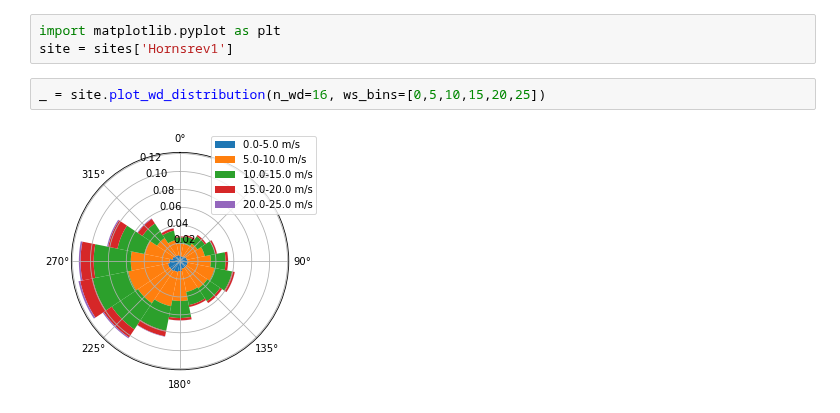
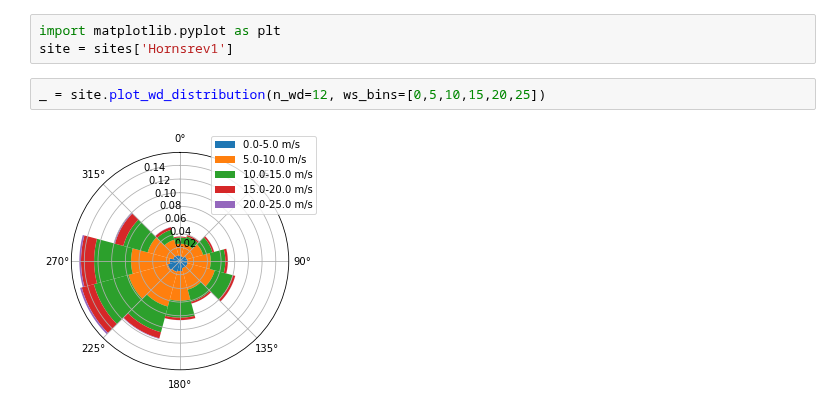
Before and after one commit to DTUWindEnergy/PyWake, a Jupyter notebook: docs/notebooks/Site.ipynb, the cells around one changed output. Drawn from its saved outputs; the diff is of its cells as text.

```diff
--- a/docs/notebooks/Site.ipynb
+++ b/docs/notebooks/Site.ipynb
@@ -157,9 +204,9 @@ Site has a few plot function to visualize its properties
 import matplotlib.pyplot as plt
 site = sites['Hornsrev1']
 # %%
-_ = site.plot_wd_distribution(n_wd=16, ws_bins=[0,5,10,15,20,25])
+_ = site.plot_wd_distribution(n_wd=12, ws_bins=[0,5,10,15,20,25])
 # %% [output]
-[figure, old version]
+[figure, new version]
 # %%
 _ = site.plot_ws_distribution(wd=[0,90,180,270])
 # %% [output]
```
Also changed, not shown: parts of 20 cells of this notebook, 41 other files.
